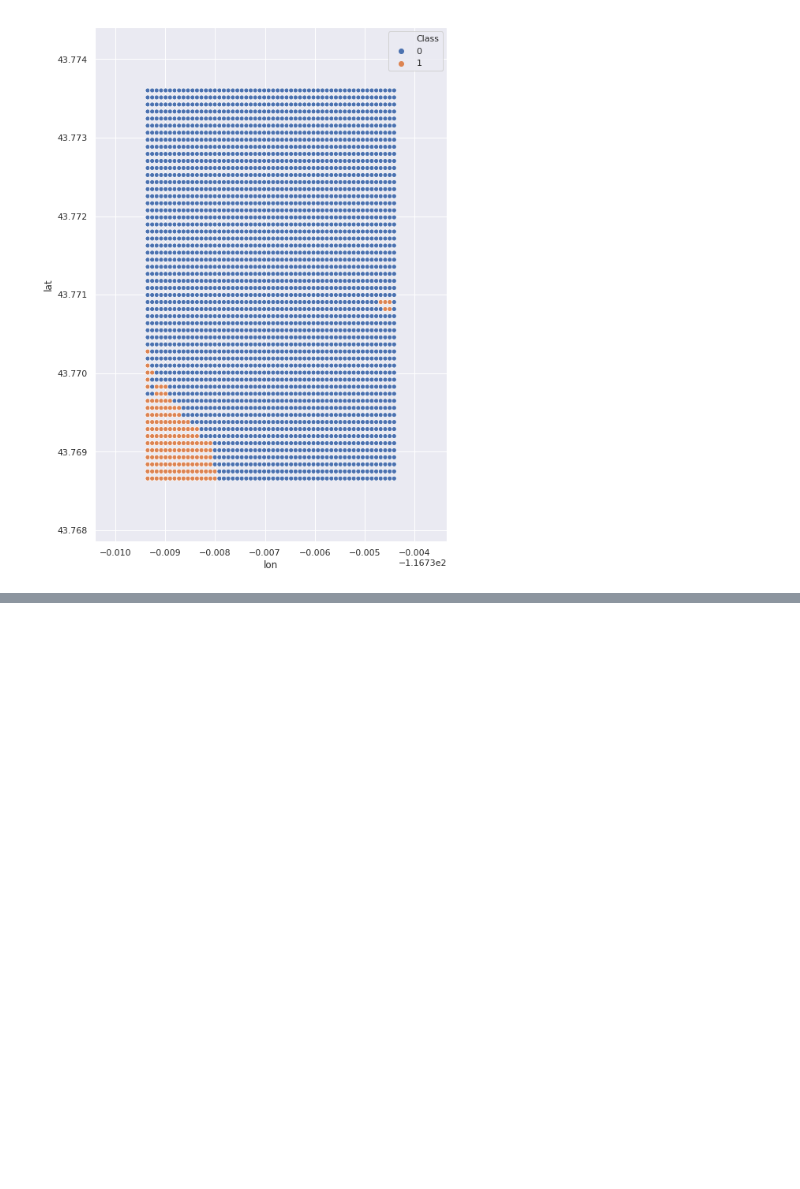
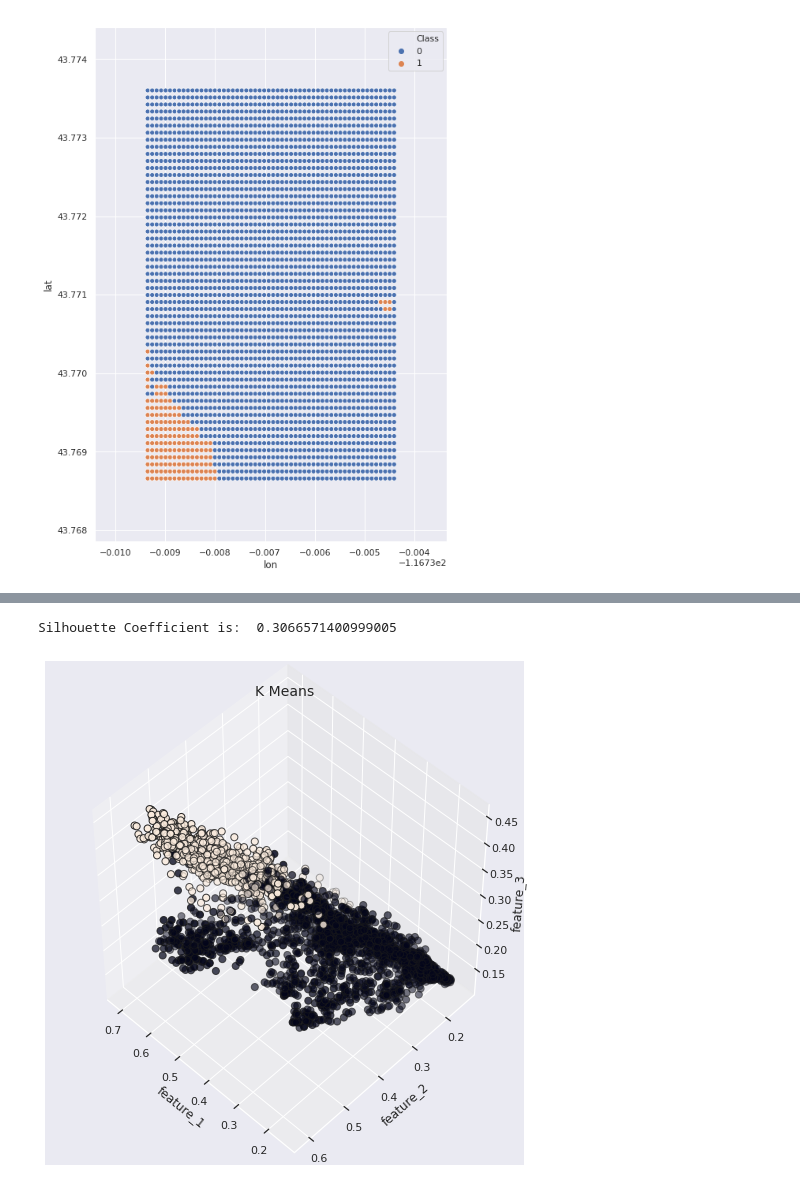
Before and after one commit to sonalthakkarBerkeley/MIDS_Capstone_Summer2020, a Jupyter notebook: GEE_SatelliteImagery_Unsupervised.ipynb, the cells around one changed output, grey strips where cells are left out. Drawn from its saved outputs; the diff is of its cells as text; code cells hidden in the pictures; blank space fills up the shorter version.

```diff
--- a/GEE_SatelliteImagery_Unsupervised.ipynb
+++ b/GEE_SatelliteImagery_Unsupervised.ipynb
@@ -222,0 +243,5 @@ sns.scatterplot(data=ID_df2, x='lon', y='lat', hue='Class')
+# %%
+ID_label = agglomerative(in_arr=ID_arr, n_classes=2)
+# %% [output]
+Silhouette Coefficient is:  0.3066571400999005
+[figure, added]
```
Also changed, not shown: parts of 9 cells of this notebook.
